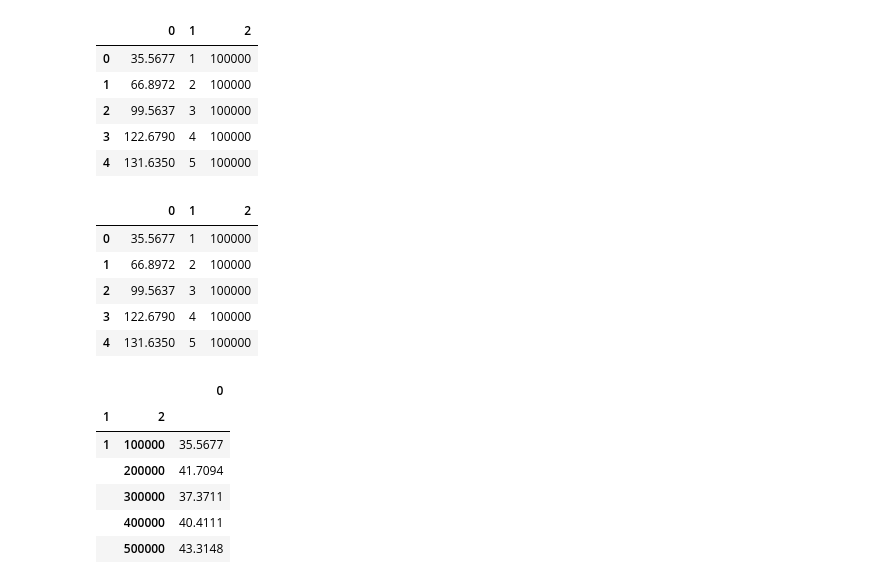
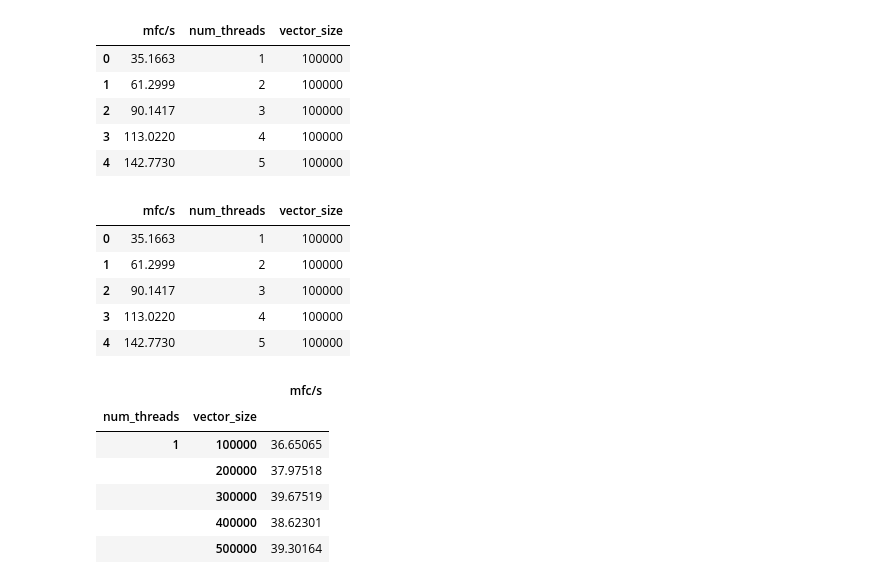
Before and after one commit to tianyi93/hpxMP_performance, a Jupyter notebook: tiny_bench/scripts/plot.ipynb, the cells around one changed output. Saved outputs shown, nothing was run; the diff lists cells and outputs as text; code cells hidden in the pictures.

```diff
--- a/tiny_bench/scripts/plot.ipynb
+++ b/tiny_bench/scripts/plot.ipynb
@@ -6,35 +17,35 @@ import seaborn as sns;
 # %%
-hpxmp = pd.read_csv('../result_dense_vector_marv_noht_201811122356/hpxmp_dense_vector_1th_run.csv',header=None)
+hpxmp = pd.read_csv('../result_dense_vector_marv_noht_201811131126/merged.csv')
 hpxmp.head()
 # %% [output]
-|  | 0 | 1 | 2 |
-| 0 | 35.5677 | 1 | 100000 |
-| 1 | 66.8972 | 2 | 100000 |
-| 2 | 99.5637 | 3 | 100000 |
-| 3 | 122.6790 | 4 | 100000 |
-| 4 | 131.6350 | 5 | 100000 |
+|  | mfc/s | num_threads | vector_size |
+| 0 | 35.1663 | 1 | 100000 |
+| 1 | 61.2999 | 2 | 100000 |
+| 2 | 90.1417 | 3 | 100000 |
+| 3 | 113.0220 | 4 | 100000 |
+| 4 | 142.7730 | 5 | 100000 |
 # %%
 hpxmp.columns
-selected_columns = hpxmp[[0,1,2]]
+selected_columns = hpxmp[['mfc/s','num_threads','vector_size']]
 selected_columns.head()
 # %% [output]
-|  | 0 | 1 | 2 |
-| 0 | 35.5677 | 1 | 100000 |
-| 1 | 66.8972 | 2 | 100000 |
-| 2 | 99.5637 | 3 | 100000 |
-| 3 | 122.6790 | 4 | 100000 |
-| 4 | 131.6350 | 5 | 100000 |
+|  | mfc/s | num_threads | vector_size |
+| 0 | 35.1663 | 1 | 100000 |
+| 1 | 61.2999 | 2 | 100000 |
+| 2 | 90.1417 | 3 | 100000 |
+| 3 | 113.0220 | 4 | 100000 |
+| 4 | 142.7730 | 5 | 100000 |
 # %%
-hpxmp_1_2 = selected_columns.groupby([1,2]).mean()
+hpxmp_1_2 = selected_columns.groupby(['num_threads','vector_size']).mean()
 hpxmp_1_2.head()
 # %% [output]
-|  |  | 0 |
-| 1 | 2 |  |
-| 1 | 100000 | 35.5677 |
-|  | 200000 | 41.7094 |
-|  | 300000 | 37.3711 |
-|  | 400000 | 40.4111 |
-|  | 500000 | 43.3148 |
+|  |  | mfc/s |
+| num_threads | vector_size |  |
+| 1 | 100000 | 36.65065 |
+|  | 200000 | 37.97518 |
+|  | 300000 | 39.67519 |
+|  | 400000 | 38.62301 |
+|  | 500000 | 39.30164 |
 # %%
 hpxmp_1_2 = hpxmp_1_2.reset_index()
 hpxmp_1_2.head()
```
Also changed, not shown: parts of 6 cells of this notebook, 24 other files.
